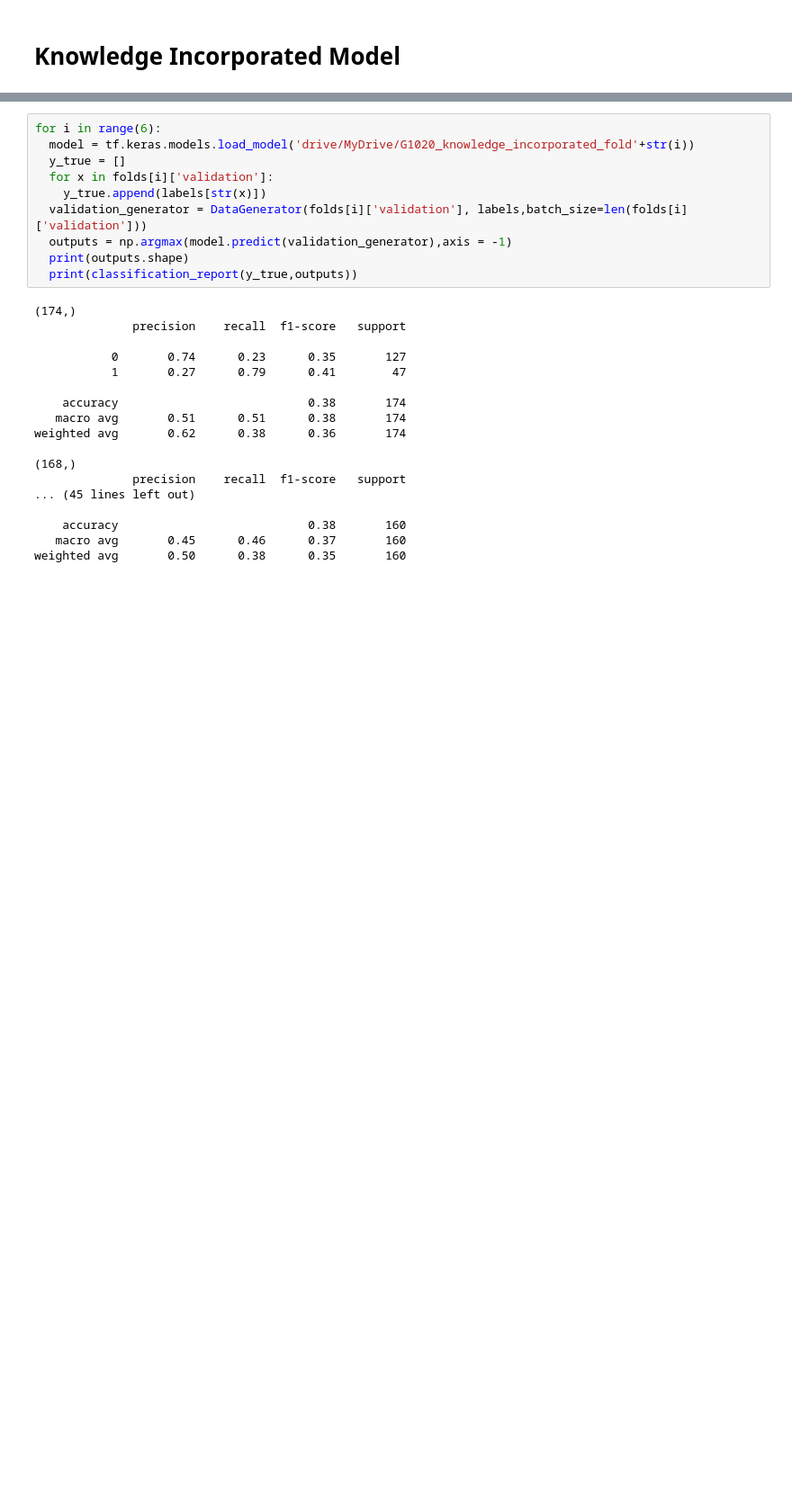
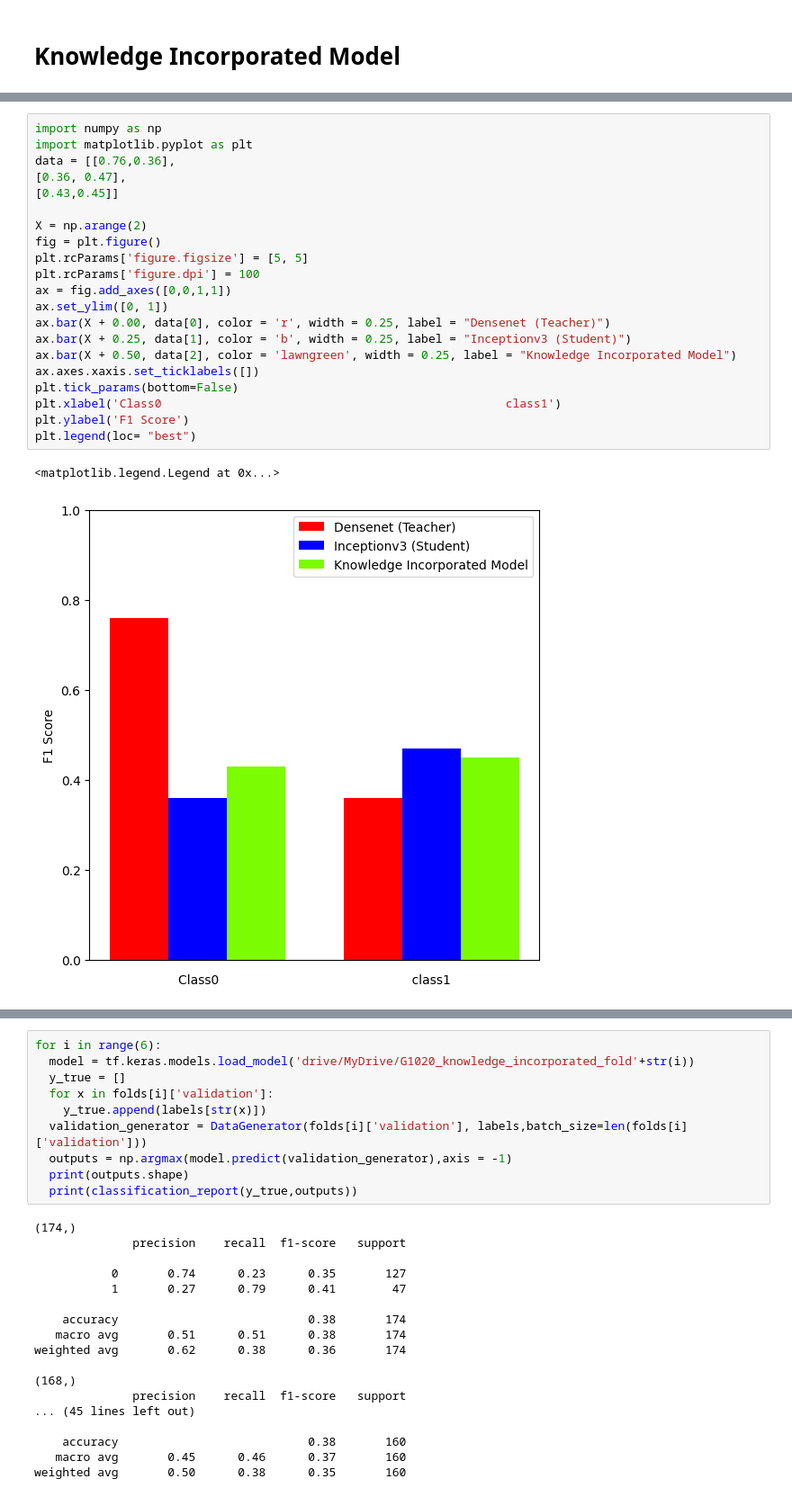
Before and after one commit to RummanAli/FYP2022-KnowledgeVision, a Jupyter notebook: G1020_KFoldCrossValidation.ipynb, the cells around one changed output, grey strips where cells are left out. Shown at 90% size. Saved outputs shown, nothing was run; the diff lists cells and outputs as text; blank space fills up the shorter version.

```diff
--- a/G1020_KFoldCrossValidation.ipynb
+++ b/G1020_KFoldCrossValidation.ipynb
@@ -459,0 +1009,24 @@ for i in range(6):
+# %%
+import numpy as np
+import matplotlib.pyplot as plt
+data = [[0.76,0.36],
+[0.36, 0.47],
+[0.43,0.45]]
+
+X = np.arange(2)
+fig = plt.figure()
+plt.rcParams['figure.figsize'] = [5, 5]
+plt.rcParams['figure.dpi'] = 100
+ax = fig.add_axes([0,0,1,1])
+ax.set_ylim([0, 1])
+ax.bar(X + 0.00, data[0], color = 'r', width = 0.25, label = "Densenet (Teacher)")
+ax.bar(X + 0.25, data[1], color = 'b', width = 0.25, label = "Inceptionv3 (Student)")
+ax.bar(X + 0.50, data[2], color = 'lawngreen', width = 0.25, label = "Knowledge Incorporated Model")
+ax.axes.xaxis.set_ticklabels([])
+plt.tick_params(bottom=False)
+plt.xlabel('Class0                                                 class1')
+plt.ylabel('F1 Score')
+plt.legend(loc= "best")
+# %% [output]
+<matplotlib.legend.Legend at 0x...>
+[figure, added]
```
Also changed, not shown: parts of 31 cells of this notebook.
